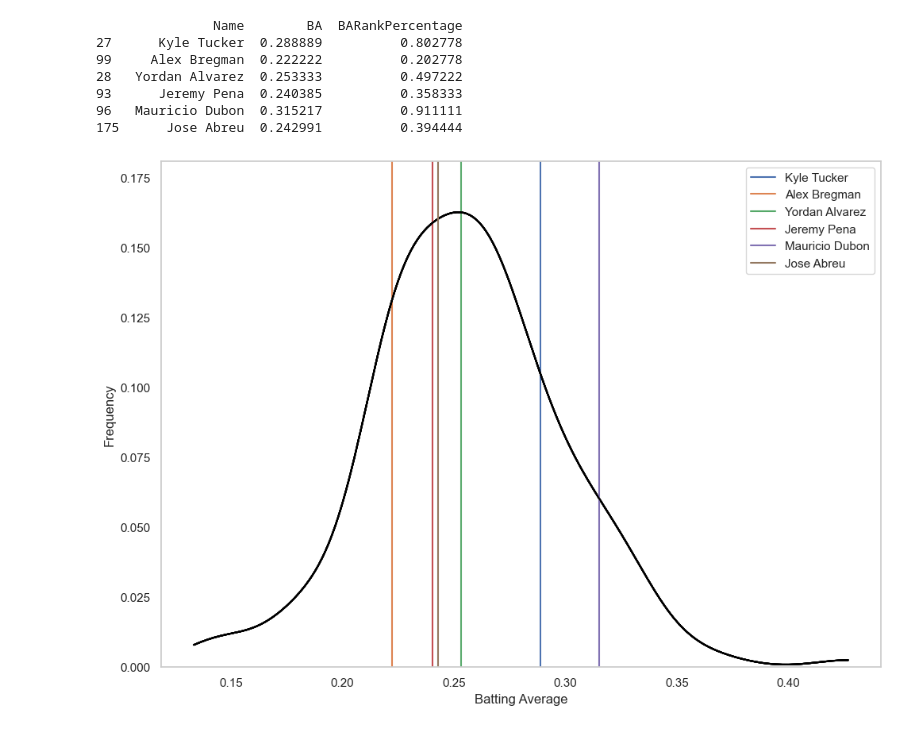
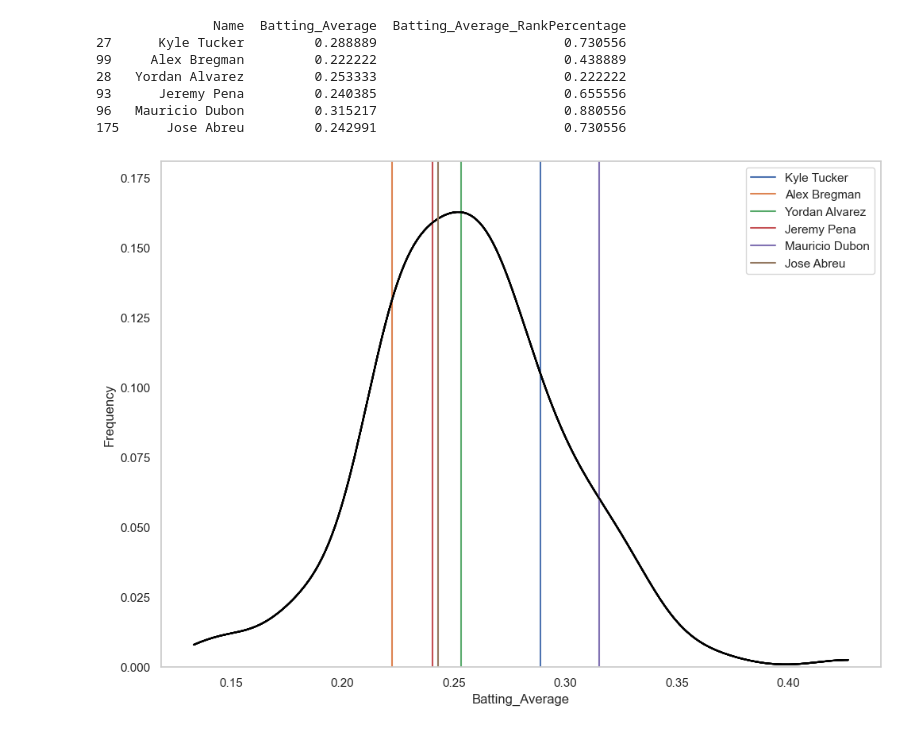
Before and after one commit to andtinsley/Baseaball_Sabermetrics, a Jupyter notebook: BattingStatistics.ipynb, the cells around one changed output. Cells and saved outputs as stored; diff of their text form; code cells hidden in the pictures.

Commit message:
Definition for BattingStat
pass team and batting stat to function BattingStat to get all player batting standings for team against MLB

```diff
--- a/BattingStatistics.ipynb
+++ b/BattingStatistics.ipynb
@@ -15,11 +15,40 @@ def MinReqAB(dataset):
     meetsRequirement = dataset['AB'] >= minABRequirement
     return dataset[meetsRequirement]
 d = MinReqAB(d)
-# %%
-#season batting average
-d['BA']=d['H'] / d["AB"]
-#ranked batting average
-d["BARankPercentage"] = d["BA"].rank()/d["BA"].count()
+# %%
+def BattingStat(nameStatistic, datasetStat, getTeam):
+    d[nameStatistic]=d[datasetStat] / d["AB"]
+#ranked batting average
+    d[nameStatistic + '_RankPercentage'] = d[datasetStat].rank()/d[datasetStat].count()
+    Team = d[d['Team'] == getTeam]
+
+
+#plot default
+    #set plot size
+    sns.set(rc={'figure.figsize':(11.7,8.27)})
+    #set white and remove grid
+    sns.set_style("whitegrid", {'axes.grid' : False})
+    palette = itertools.cycle(sns.color_palette())
+
+
+    for index, players in Team.iterrows():
+        ax = sns.histplot(d[nameStatistic], stat='probability', color='black', alpha = .2, kde=True)
+        ax.containers[0].remove() # remove the bars
+        ax.axvline(players[nameStatistic], label = players['Name'], color=next(palette))
+        ax.set(xlabel=nameStatistic, ylabel='Frequency')
+        ax.legend()
+    print(Team[['Name', nameStatistic, nameStatistic + '_RankPercentage']])
+# %%
+BattingStat("Batting_Average", "H", "HOU")
+# %% [output]
+               Name  Batting_Average  Batting_Average_RankPercentage
+27      Kyle Tucker         0.288889                        0.730556
+99     Alex Bregman         0.222222                        0.438889
+28   Yordan Alvarez         0.253333                        0.222222
+93      Jeremy Pena         0.240385                        0.655556
+96   Mauricio Dubon         0.315217                        0.880556
+175      Jose Abreu         0.242991                        0.730556
+[figure, added]
 # %%
 #for team get batting averages and plot against MLB seasonal BA
 def getTeamBattingAvg(getTeam):
@@ -39,14 +68,3 @@ def getTeamBattingAvg(getTeam):
         ax.set(xlabel='Batting Average', ylabel='Frequency')
         ax.legend()
     print(Team[['Name', 'BA', 'BARankPercentage']])
-# %%
-getTeamBattingAvg('HOU')
-# %% [output]
-               Name        BA  BARankPercentage
-27      Kyle Tucker  0.288889          0.802778
-99     Alex Bregman  0.222222          0.202778
-28   Yordan Alvarez  0.253333          0.497222
-93      Jeremy Pena  0.240385          0.358333
-96   Mauricio Dubon  0.315217          0.911111
-175      Jose Abreu  0.242991          0.394444
-[figure, removed]
```
